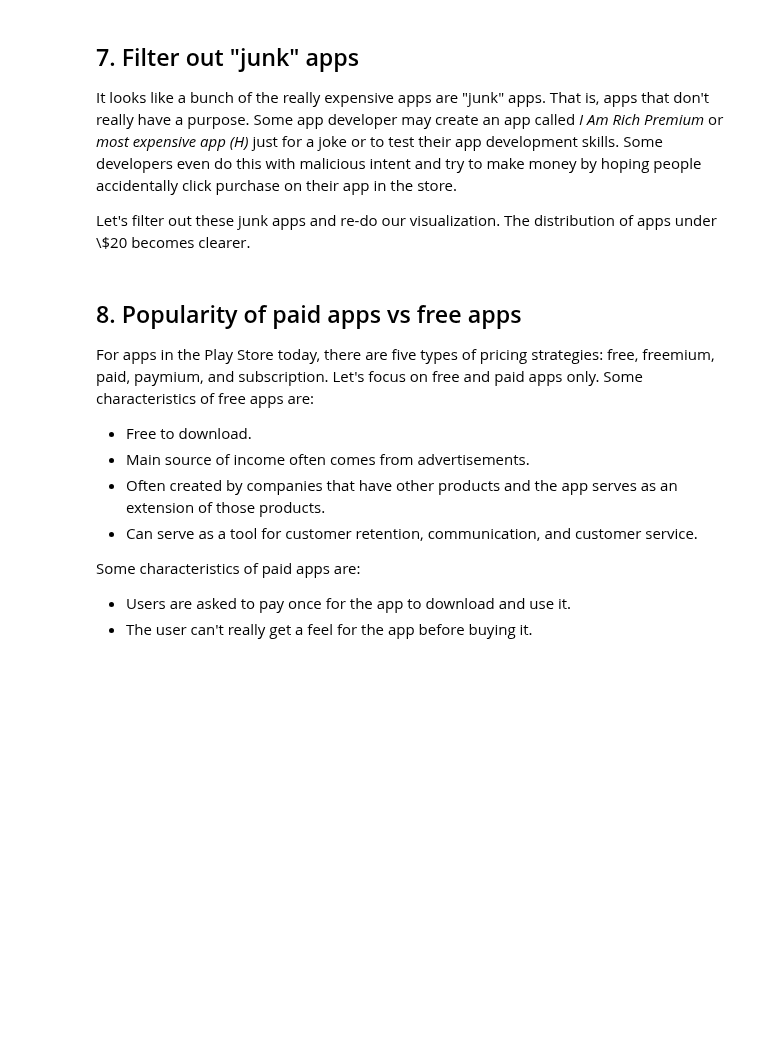
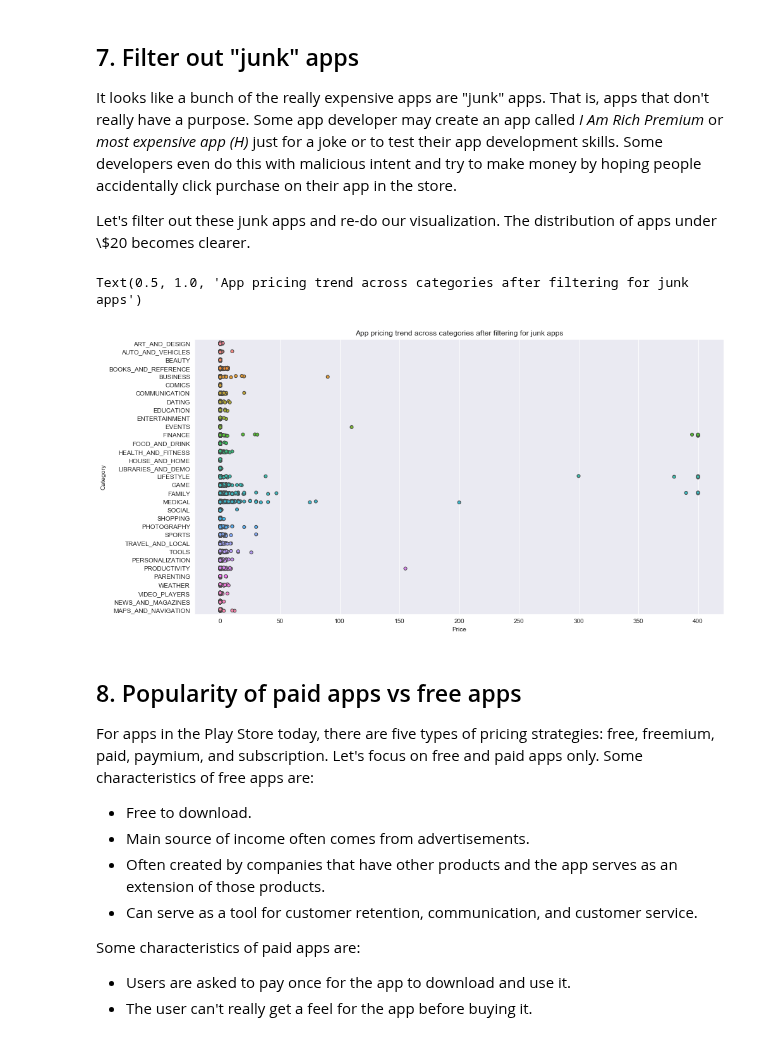
Before and after one commit to dariushazimi/notebooks, a Jupyter notebook: projects/The Android App Market on Google Play/The Android App Market on Google Play.ipynb, the cells around one changed output. Drawn from its saved outputs; the diff is of its cells as text; code cells hidden in the pictures; blank space fills up the shorter version.

```diff
--- a/projects/The Android App Market on Google Play/The Android App Market on Google Play.ipynb
+++ b/projects/The Android App Market on Google Play/The Android App Market on Google Play.ipynb
@@ -242,15 +262,18 @@ apps_above_200
 <p>Let's filter out these junk apps and re-do our visualization. The distribution of apps under \$20 becomes clearer.</p>
 # %%
 # Select apps priced below $100
-apps_under_100 = ...
+apps_under_100 = popular_app_cats[popular_app_cats['Price'] < 100]
 
 fig, ax = plt.subplots()
 fig.set_size_inches(15, 8)
 
 # Examine price vs category with the authentic apps
-ax = sns.stripplot(x=..., y=..., data=...,
+ax = sns.stripplot(x=apps['Price'], y=apps['Category'], data=apps_under_100,
                    jitter=True, linewidth=1)
 ax.set_title('App pricing trend across categories after filtering for junk apps')
+# %% [output]
+Text(0.5, 1.0, 'App pricing trend across categories after filtering for junk apps')
+[figure, added]
 # %% [markdown]
 ## 8. Popularity of paid apps vs free apps
 <p>For apps in the Play Store today, there are five types of pricing strategies: free, freemium, paid, paymium, and subscription. Let's focus on free and paid apps only. Some characteristics of free apps are:</p>
```
Also changed, not shown: parts of 6 cells of this notebook.
